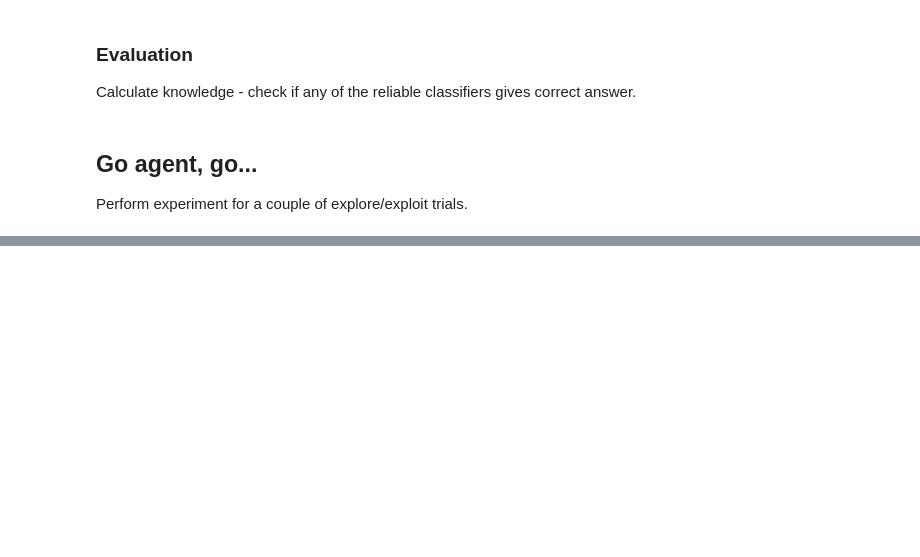
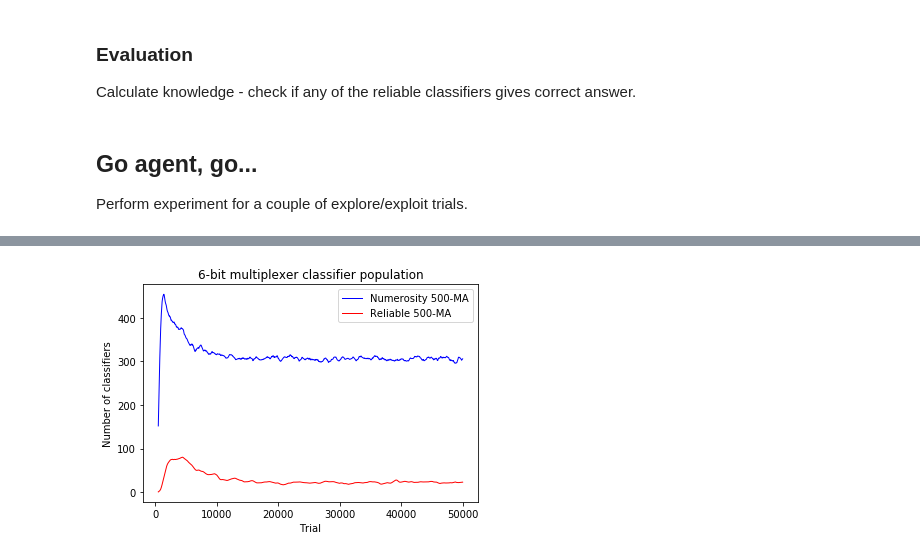
Before and after one commit to ParrotPrediction/pyalcs, a Jupyter notebook: notebooks/ACS2 in Multiplexer.ipynb, the cells around one changed output, grey strips where cells are left out. Drawn from its saved outputs; the diff is of its cells as text; code cells hidden in the pictures; blank space fills up the shorter version.

Commit message:
Multiplexer notebook

```diff
--- a/notebooks/ACS2 in Multiplexer.ipynb
+++ b/notebooks/ACS2 in Multiplexer.ipynb
@@ -140,3 +141,17 @@ df.head()
+# %%
+window=500
+
+df['numerosity'].rolling(window=window).mean().plot(color='b', linewidth=1.0, label=f'Numerosity {window}-MA')
+df['reliable'].rolling(window=window).mean().plot(color='r', linewidth=1.0, label=f'Reliable {window}-MA')
+plt.ylabel('Number of classifiers')
+plt.xlabel('Trial')
+plt.title('6-bit multiplexer classifier population')
+plt.legend()
+#plt.show()
+
+plt.savefig('6bit_mp_classifiers.eps', format='eps', dpi=100)
+# %% [output]
+[figure, added]
 # %%
 f, (ax1, ax2, ax3) = plt.subplots(3, sharex=True, figsize=(15,15))
 
```
Also changed, not shown: parts of 9 cells of this notebook, 1 other file.
